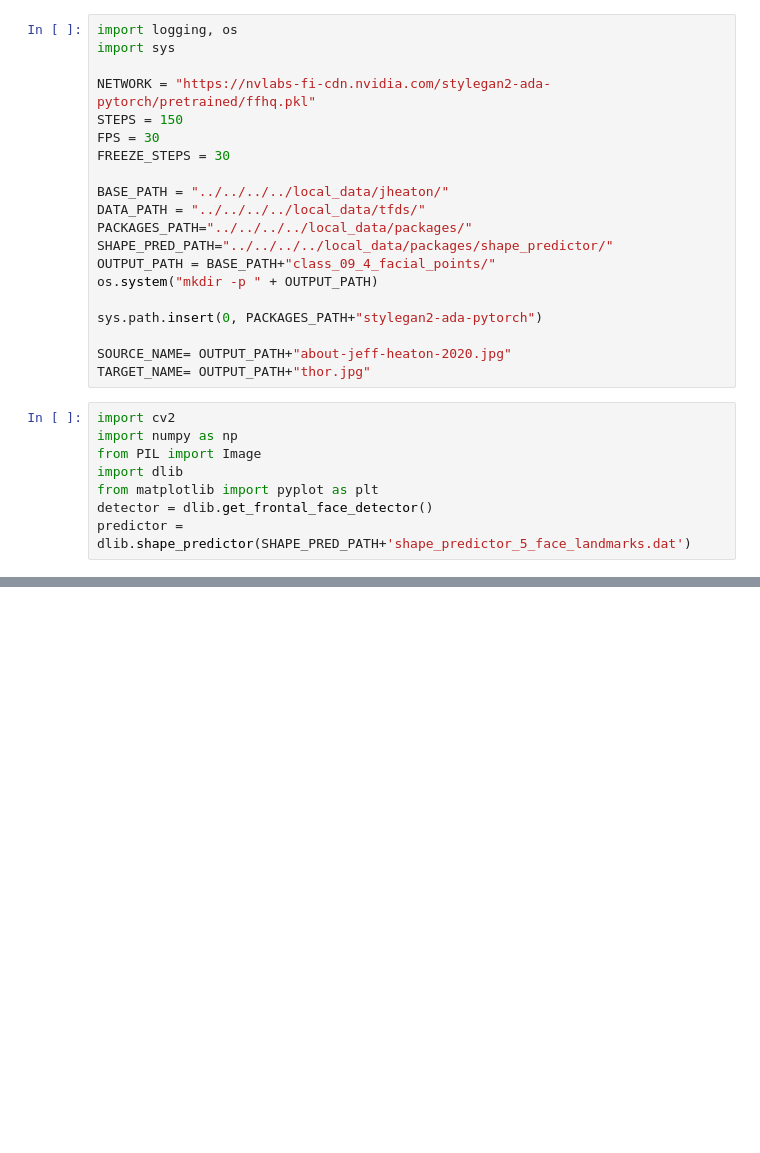
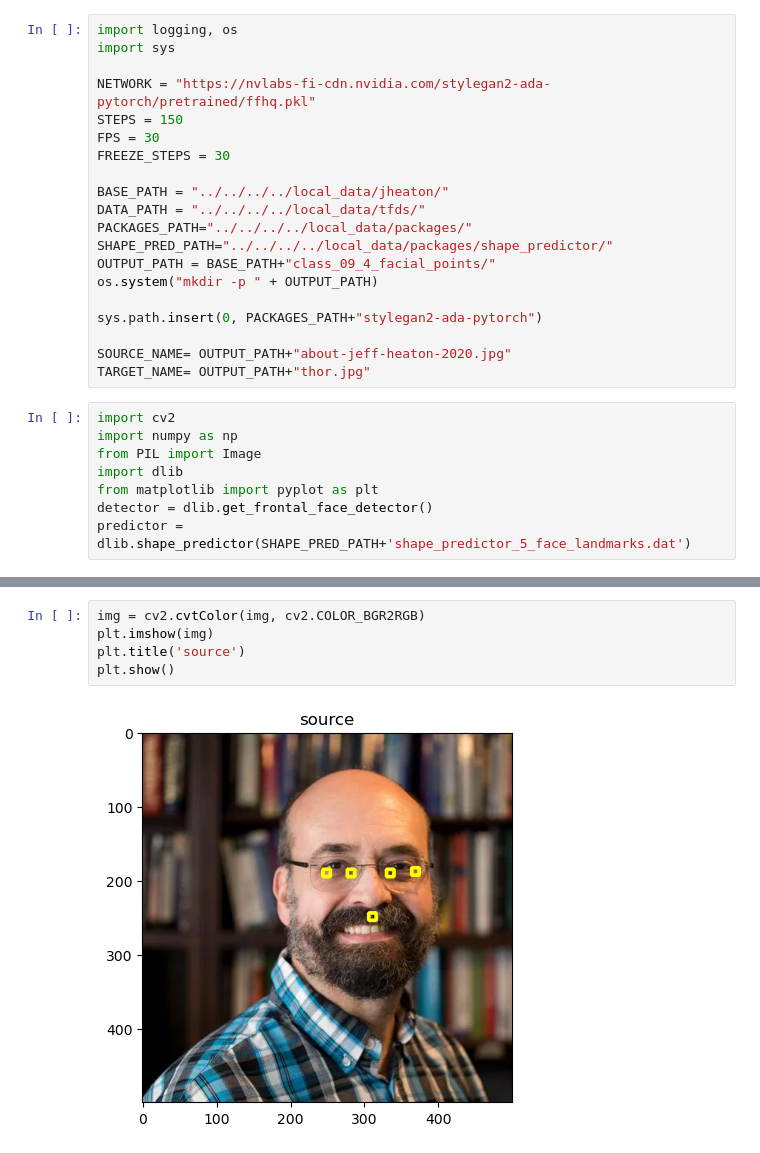
Before and after one commit to atmelino/learn, a Jupyter notebook: ai/jheaton/t81_558_justcode/class_09_4_facial_points.ipynb, the cells around one changed output, grey strips where cells are left out. Saved outputs shown, nothing was run; the diff lists cells and outputs as text; blank space fills up the shorter version.

```diff
--- a/ai/jheaton/t81_558_justcode/class_09_4_facial_points.ipynb
+++ b/ai/jheaton/t81_558_justcode/class_09_4_facial_points.ipynb
@@ -50,0 +57,7 @@ for i in range(0, 5):
+# %%
+img = cv2.cvtColor(img, cv2.COLOR_BGR2RGB)
+plt.imshow(img)
+plt.title('source')
+plt.show()
+# %% [output]
+[figure, added]
```
Also changed, not shown: parts of 1 cell of this notebook.
